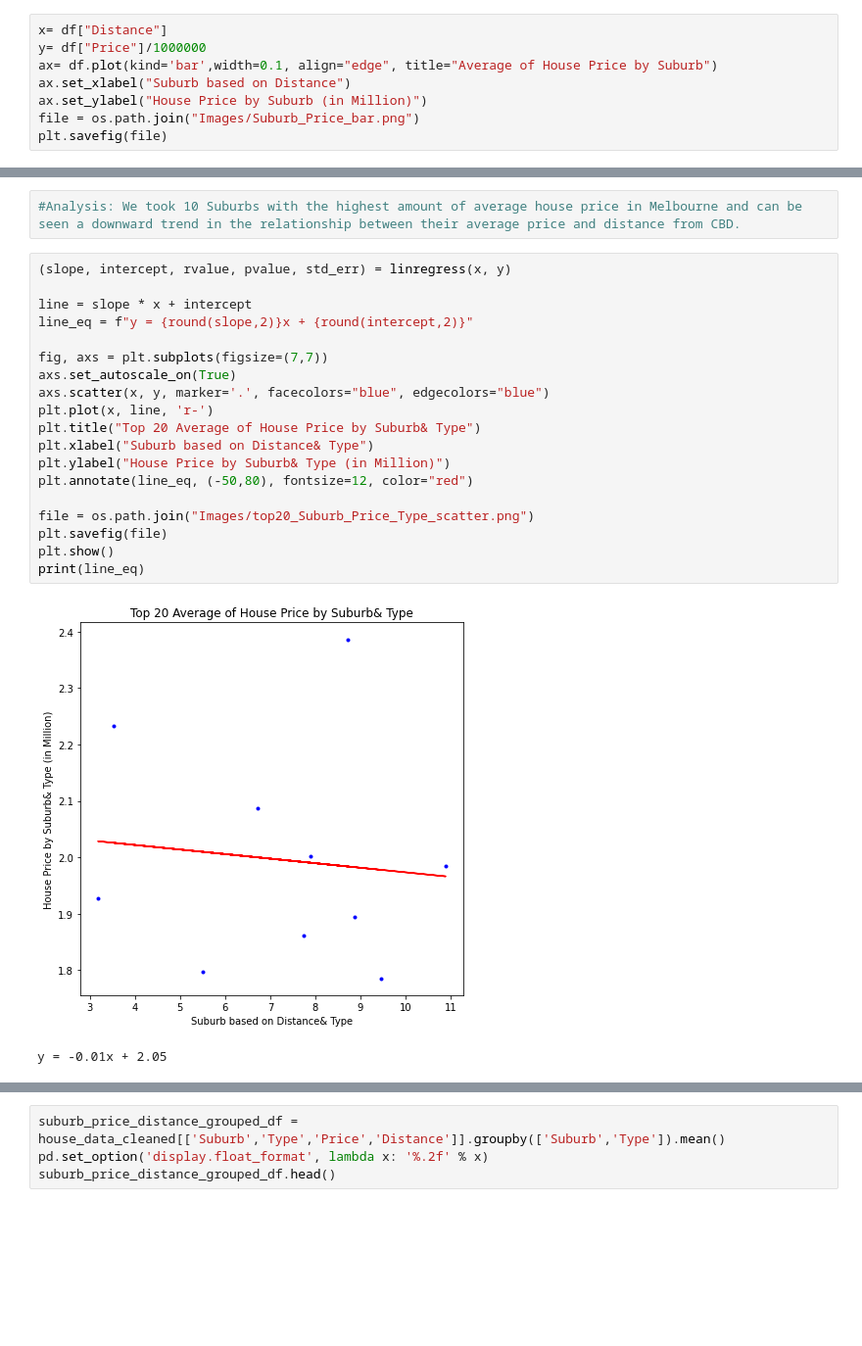
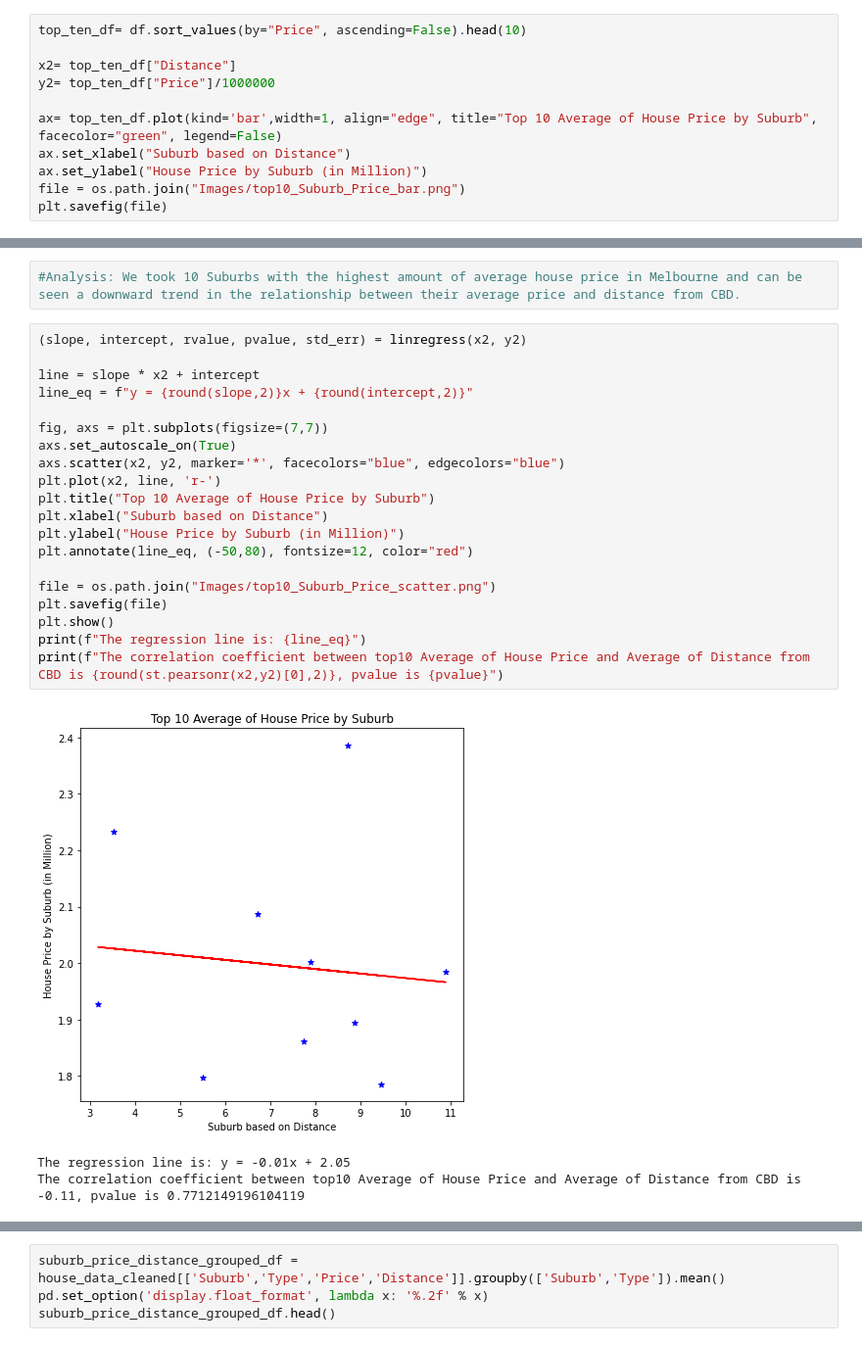
Before and after one commit to Franco1230/Data-Bootcamp-Project-1, a Jupyter notebook: Main.ipynb, the cells around one changed output, grey strips where cells are left out. Shown at 98% size. Saved outputs shown, nothing was run; the diff lists cells and outputs as text; blank space fills up the shorter version.

```diff
--- a/Main.ipynb
+++ b/Main.ipynb
@@ -106,9 +126,12 @@ df.head()
 # %%
-x= df["Distance"]
-y= df["Price"]/1000000
-ax= df.plot(kind='bar',width=0.1, align="edge", title="Average of House Price by Suburb")
+top_ten_df= df.sort_values(by="Price", ascending=False).head(10)
+
+x2= top_ten_df["Distance"]
+y2= top_ten_df["Price"]/1000000
+
+ax= top_ten_df.plot(kind='bar',width=1, align="edge", title="Top 10 Average of House Price by Suburb", facecolor="green", legend=False)
 ax.set_xlabel("Suburb based on Distance")
 ax.set_ylabel("House Price by Suburb (in Million)")
-file = os.path.join("Images/Suburb_Price_bar.png")
+file = os.path.join("Images/top10_Suburb_Price_bar.png")
 plt.savefig(file)
 # %% [output]
@@ -131,24 +139,26 @@ plt.savefig(file)
 # %%
 #Analysis: We took 10 Suburbs with the highest amount of average house price in Melbourne and can be seen a downward trend in the relationship between their average price and distance from CBD.
 # %%
-(slope, intercept, rvalue, pvalue, std_err) = linregress(x, y)
+(slope, intercept, rvalue, pvalue, std_err) = linregress(x2, y2)
 
-line = slope * x + intercept
+line = slope * x2 + intercept
 line_eq = f"y = {round(slope,2)}x + {round(intercept,2)}"
 
 fig, axs = plt.subplots(figsize=(7,7))
 axs.set_autoscale_on(True)
-axs.scatter(x, y, marker='.', facecolors="blue", edgecolors="blue")
-plt.plot(x, line, 'r-')
-plt.title("Top 20 Average of House Price by Suburb& Type")
-plt.xlabel("Suburb based on Distance& Type")
-plt.ylabel("House Price by Suburb& Type (in Million)")
+axs.scatter(x2, y2, marker='*', facecolors="blue", edgecolors="blue")
+plt.plot(x2, line, 'r-')
+plt.title("Top 10 Average of House Price by Suburb")
+plt.xlabel("Suburb based on Distance")
+plt.ylabel("House Price by Suburb (in Million)")
 plt.annotate(line_eq, (-50,80), fontsize=12, color="red")
 
-file = os.path.join("Images/top20_Suburb_Price_Type_scatter.png")
+file = os.path.join("Images/top10_Suburb_Price_scatter.png")
 plt.savefig(file)
 plt.show()
-print(line_eq)
+print(f"The regression line is: {line_eq}")
+print(f"The correlation coefficient between top10 Average of House Price and Average of Distance from CBD is {round(st.pearsonr(x2,y2)[0],2)}, pvalue is {pvalue}")
 # %% [output]
-[figure, old version]
+[figure, new version]
-y = -0.01x + 2.05
+The regression line is: y = -0.01x + 2.05
+The correlation coefficient between top10 Average of House Price and Average of Distance from CBD is -0.11, pvalue is 0.7712149196104119
```
Also changed, not shown: parts of 33 cells of this notebook, 13 other files.
